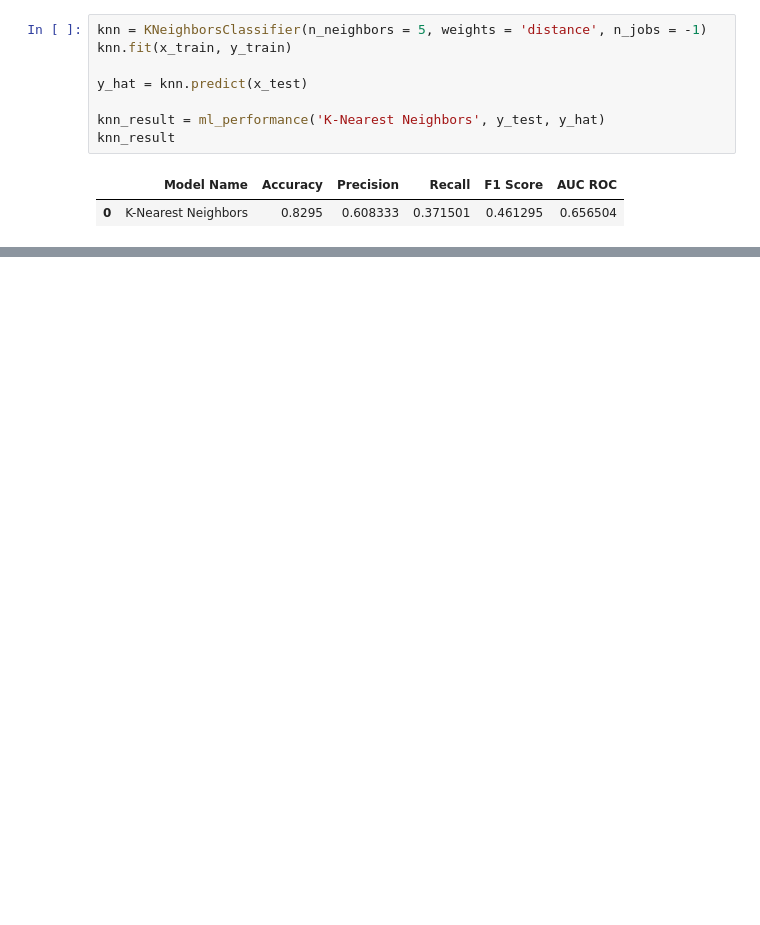
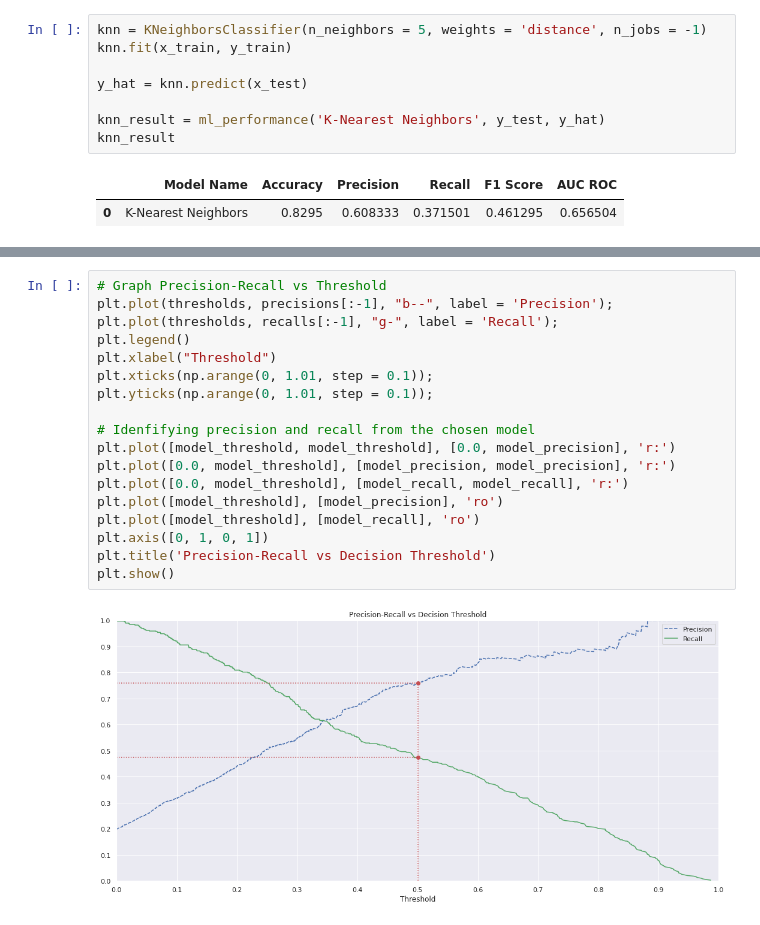
Before and after one commit to diandramelo/Churn_Prediction, a Jupyter notebook: v01-churn_prediction.ipynb, the cells around one changed output, grey strips where cells are left out. Drawn from its saved outputs; the diff is of its cells as text; blank space fills up the shorter version.

```diff
--- a/v01-churn_prediction.ipynb
+++ b/v01-churn_prediction.ipynb
@@ -812,0 +1102,20 @@ knn_result
+# %%
+# Graph Precision-Recall vs Threshold
+plt.plot(thresholds, precisions[:-1], "b--", label = 'Precision');
+plt.plot(thresholds, recalls[:-1], "g-", label = 'Recall');
+plt.legend()
+plt.xlabel("Threshold")
+plt.xticks(np.arange(0, 1.01, step = 0.1));
+plt.yticks(np.arange(0, 1.01, step = 0.1));
+
+# Idenfifying precision and recall from the chosen model
+plt.plot([model_threshold, model_threshold], [0.0, model_precision], 'r:')
+plt.plot([0.0, model_threshold], [model_precision, model_precision], 'r:')
+plt.plot([0.0, model_threshold], [model_recall, model_recall], 'r:')
+plt.plot([model_threshold], [model_precision], 'ro')
+plt.plot([model_threshold], [model_recall], 'ro')
+plt.axis([0, 1, 0, 1])
+plt.title('Precision-Recall vs Decision Threshold')
+plt.show()
+# %% [output]
+[figure, added]
```
Also changed, not shown: parts of 86 cells of this notebook.
